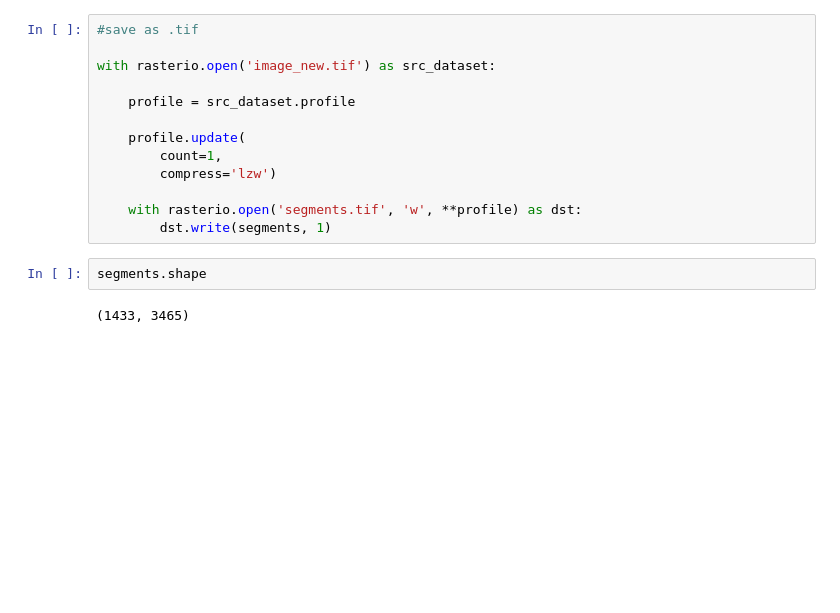
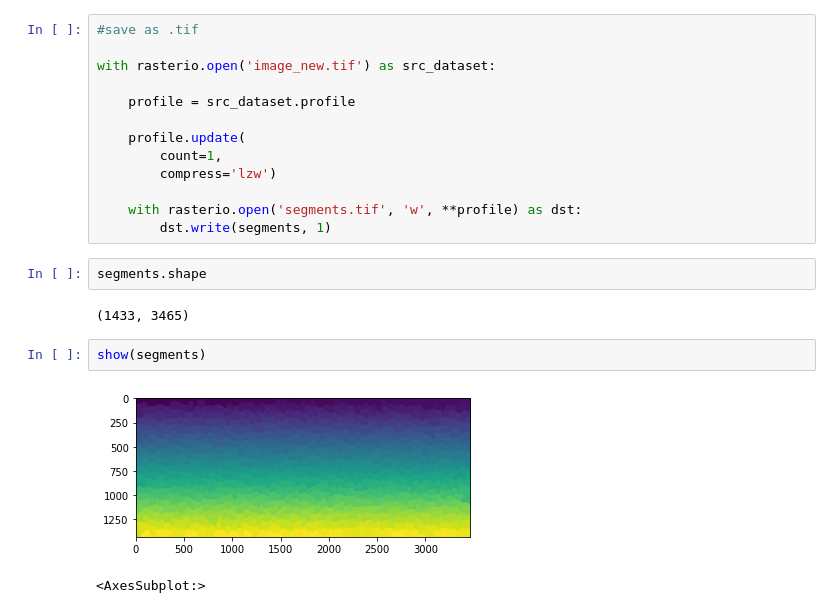
Before and after one commit to dwhew/MAP---OBIA, a Jupyter notebook: OBIA.ipynb, the cells around one changed output. Cells and saved outputs as stored; diff of their text form; blank space fills up the shorter version.

```diff
--- a/OBIA.ipynb
+++ b/OBIA.ipynb
@@ -94,3 +95,8 @@ with rasterio.open('image_new.tif') as src_dataset:
 segments.shape
 # %% [output]
 (1433, 3465)
+# %%
+show(segments)
+# %% [output]
+[figure, added]
+<AxesSubplot:>
```
Also changed, not shown: parts of 10 cells of this notebook.
